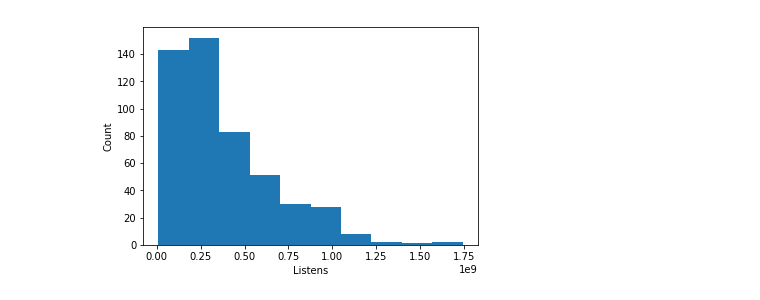
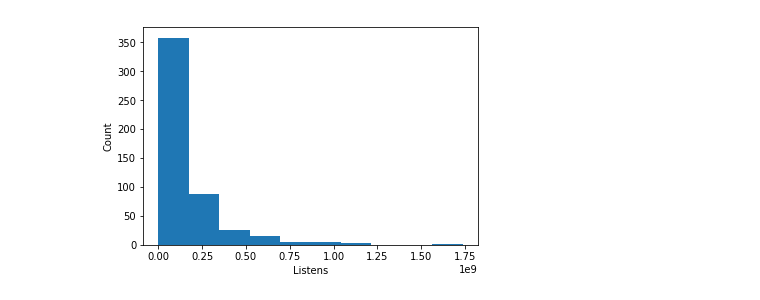
Before and after one commit to timothyjin/DSCI-343-Music, a Jupyter notebook: plot_scripts/Data-analysis-plots.ipynb, the cells around one changed output. Saved outputs shown, nothing was run; the diff lists cells and outputs as text; code cells hidden in the pictures.

```diff
--- a/plot_scripts/Data-analysis-plots.ipynb
+++ b/plot_scripts/Data-analysis-plots.ipynb
@@ -5,12 +5,12 @@ import nltk
 import numpy as np
 import matplotlib.pyplot as plt
 # %%
-data = pd.read_csv('../samples/pop_sample_lyrics.csv')
+data = pd.read_csv('../samples/hip-hop_sample_lyrics.csv')
 # plt.scatter(data['Count'], data['Diversity'])
 plt.hist(data['Count'])
 # plt.xlim((0, 300))
 plt.xlabel('Listens')
 plt.ylabel('Count')
 plt.show()
 # %% [output]
-[figure, old version]
+[figure, new version]
```
Also changed, not shown: parts of 4 cells of this notebook.
